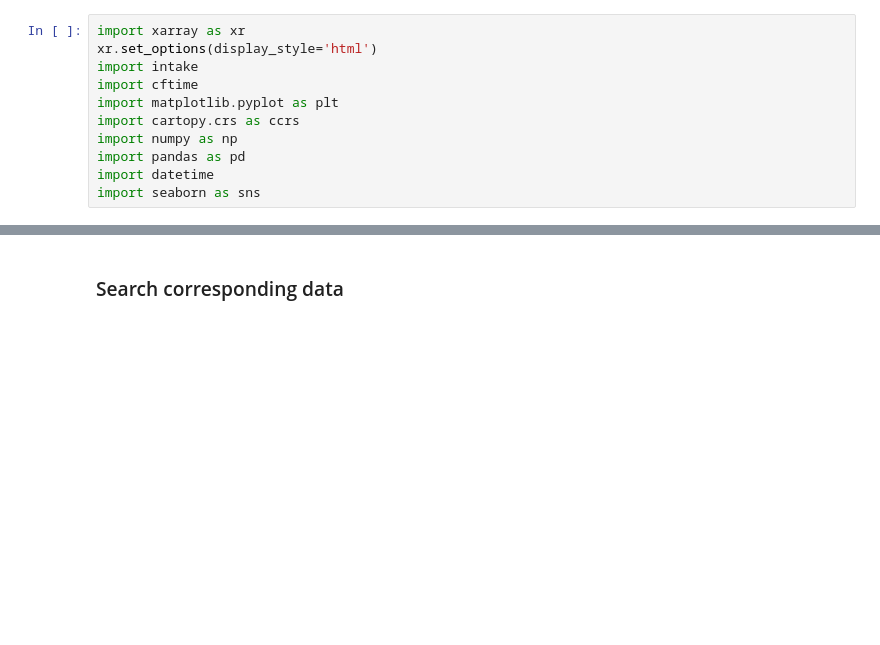
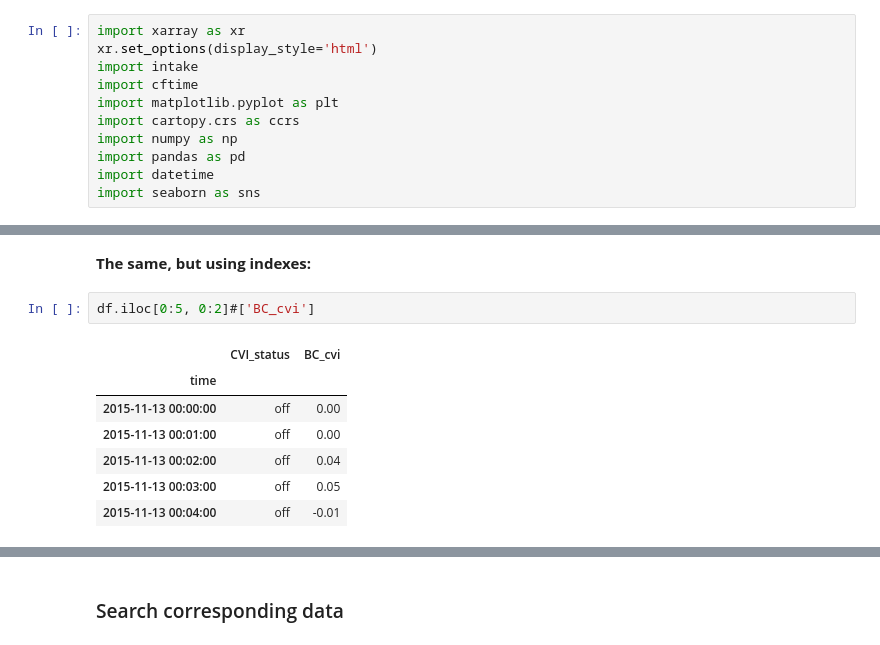
Before and after one commit to MetOs-UiO/eScience2025, a Jupyter notebook: docs/learning/notebooks/some-xarray-pandas-presentation_Sara.ipynb, the cells around one changed output, grey strips where cells are left out. Cells and saved outputs as stored; diff of their text form; blank space fills up the shorter version.

```diff
--- a/docs/learning/notebooks/some-xarray-pandas-presentation_Sara.ipynb
+++ b/docs/learning/notebooks/some-xarray-pandas-presentation_Sara.ipynb
@@ -49,0 +137,12 @@ import seaborn as sns
+# %% [markdown]
+**The same, but using indexes:**
+# %%
+df.iloc[0:5, 0:2]#['BC_cvi']
+# %% [output]
+|  | CVI_status | BC_cvi |
+| time |  |  |
+| 2015-11-13 00:00:00 | off | 0.00 |
+| 2015-11-13 00:01:00 | off | 0.00 |
+| 2015-11-13 00:02:00 | off | 0.04 |
+| 2015-11-13 00:03:00 | off | 0.05 |
+| 2015-11-13 00:04:00 | off | -0.01 |
```
Also changed, not shown: parts of 62 cells of this notebook.
